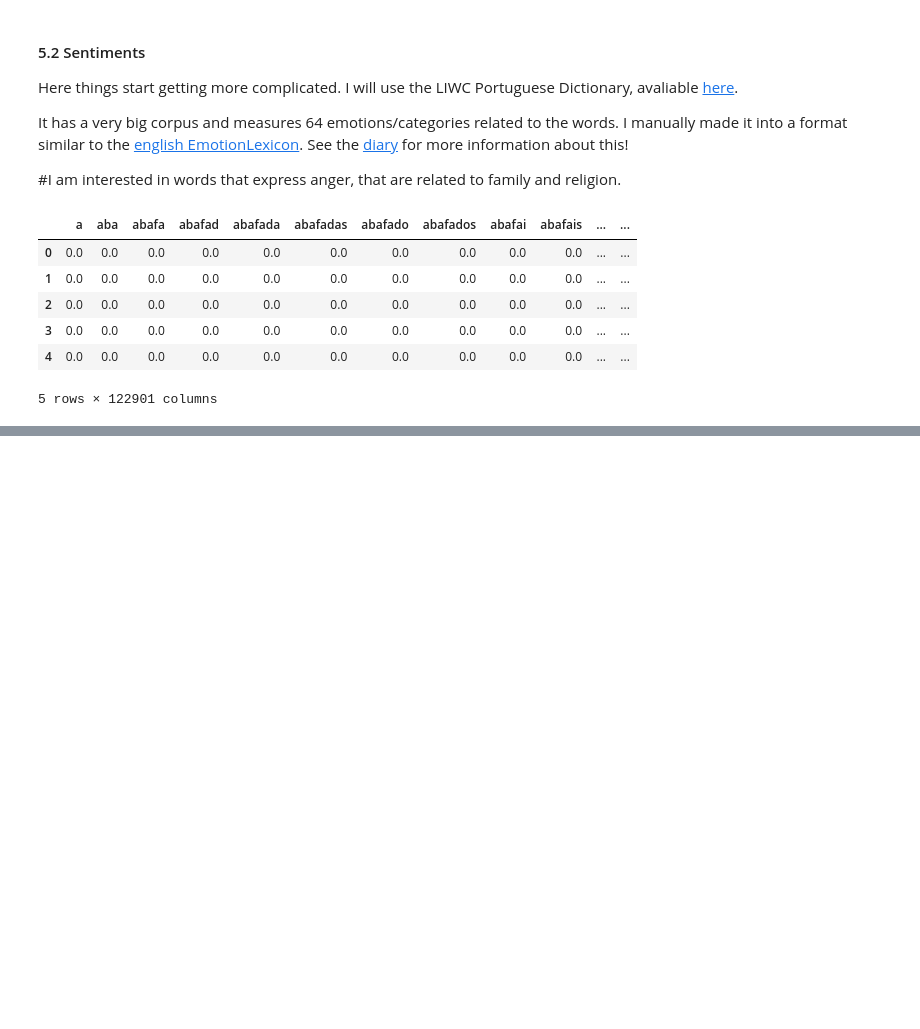
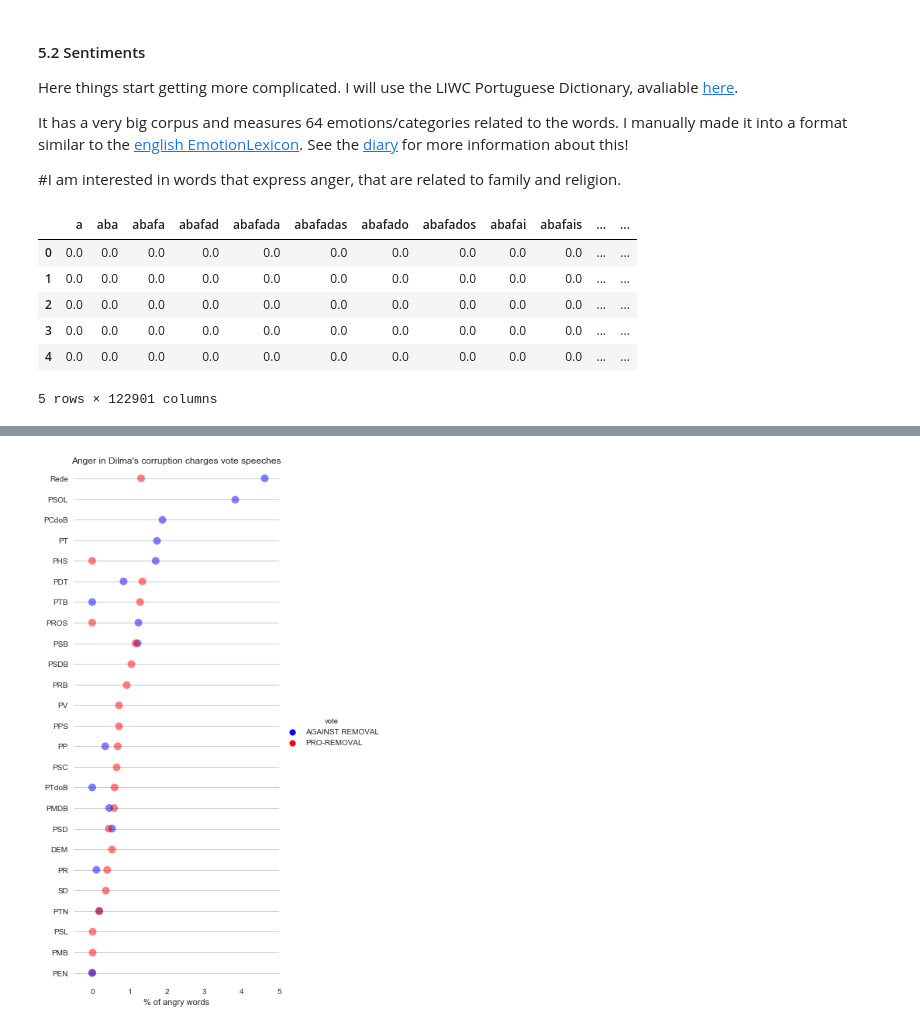
Before and after one commit to RodrigoMenegat/studio-projects, a Jupyter notebook: code/speeches-congress/cleaning+analysis.ipynb, the cells around one changed output, grey strips where cells are left out. Drawn from its saved outputs; the diff is of its cells as text; code cells hidden in the pictures; blank space fills up the shorter version.

```diff
--- a/code/speeches-congress/cleaning+analysis.ipynb
+++ b/code/speeches-congress/cleaning+analysis.ipynb
@@ -297,0 +448,47 @@ df[df.case=='Temer'].groupby('vote')['anger'].mean().sort_values(ascending=False
+# %%
+# Making the data structure fit into the graphic. Lot's of transforming.
+df_x = df.groupby(['party','vote','case'])['anger','length'].mean().reset_index()
+# %%
+# Converting type
+df_x['length'] = df_x['length'].astype(float)
+# %%
+# This function will get a vote count
+def get_total_votes(row):
+    percentage_party = (df[(df.case==row['case']) & (df.vote==row['vote']) & (df.party==row['party'])]['vote'].count()) / (df[(df.case==row['case']) & (df.party==row['party'])]['vote'].count())
+    total_votes = (df[(df.case==row['case']) & (df.vote==row['vote']) & (df.party==row['party'])]['vote'].count())
+    return pd.Series({'total_votes':total_votes,'percentage_party':percentage_party})
+# %%
+# Running the function and assigning it to the former dataframe
+df_try = df_x.apply(get_total_votes,axis=1)
+df_x = df_x.join(df_try)
+# %%
+data_dilma=df_x[(df_x.case=='Dilma') & (df_x.vote != 'ABSTENTION')].sort_values(by='anger',ascending=False)
+sns.set(style="whitegrid")
+g = sns.factorplot(x="anger",
+                   y="party",
+                   hue="vote",
+                   kind='strip',
+                   orient='h',
+                   alpha=0.5,
+                   data=data_dilma,
+                   size=10,
+                   aspect=.50,
+                   s=10,
+                   palette = {'AGAINST REMOVAL': 'blue','PRO-REMOVAL':'red'},
+                   legend=True)
+
+g.set(xlim=(-0.5, 5), xlabel="% of angry words", ylabel="")
+
+for ax, title in zip(g.axes.flat, titles):
+
+    # Set a different title for each axes
+    ax.set(title="Anger in Dilma's corruption charges vote speeches")
+
+    # Make the grid horizontal instead of vertical
+    ax.xaxis.grid(False)
+    ax.yaxis.grid(True)
+
+sns.despine(left=True, bottom=True)
+plt.savefig('dilma_anger_party.svg',transparent=True)
+# %% [output]
+[figure, added]
```
Also changed, not shown: parts of 31 cells of this notebook, 1 other file.
